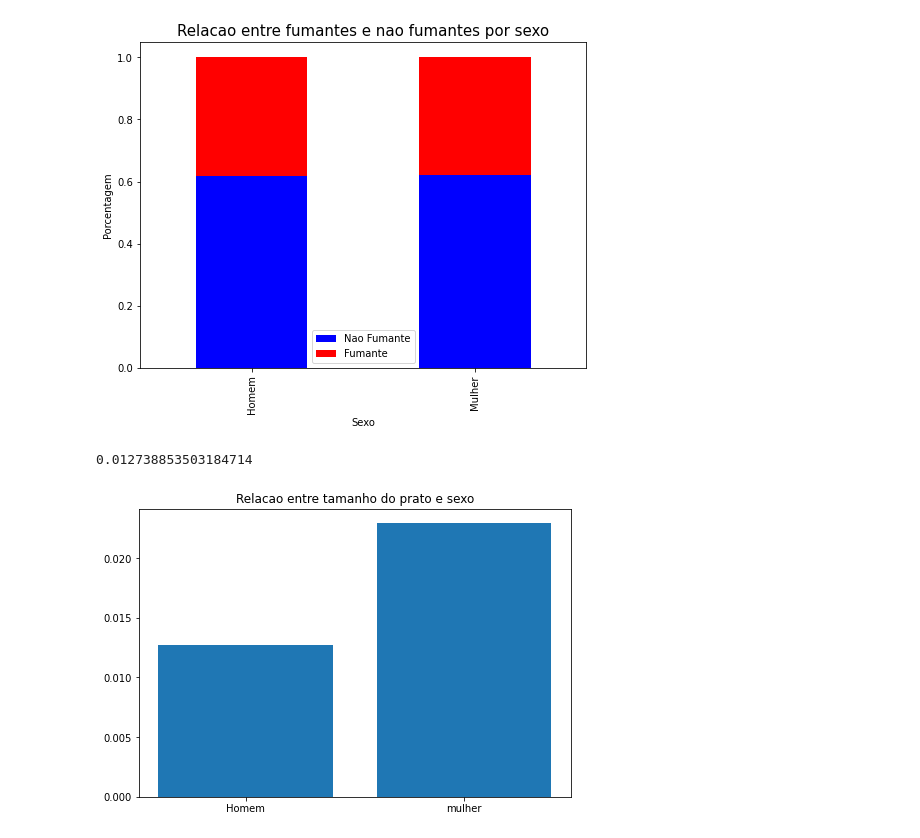
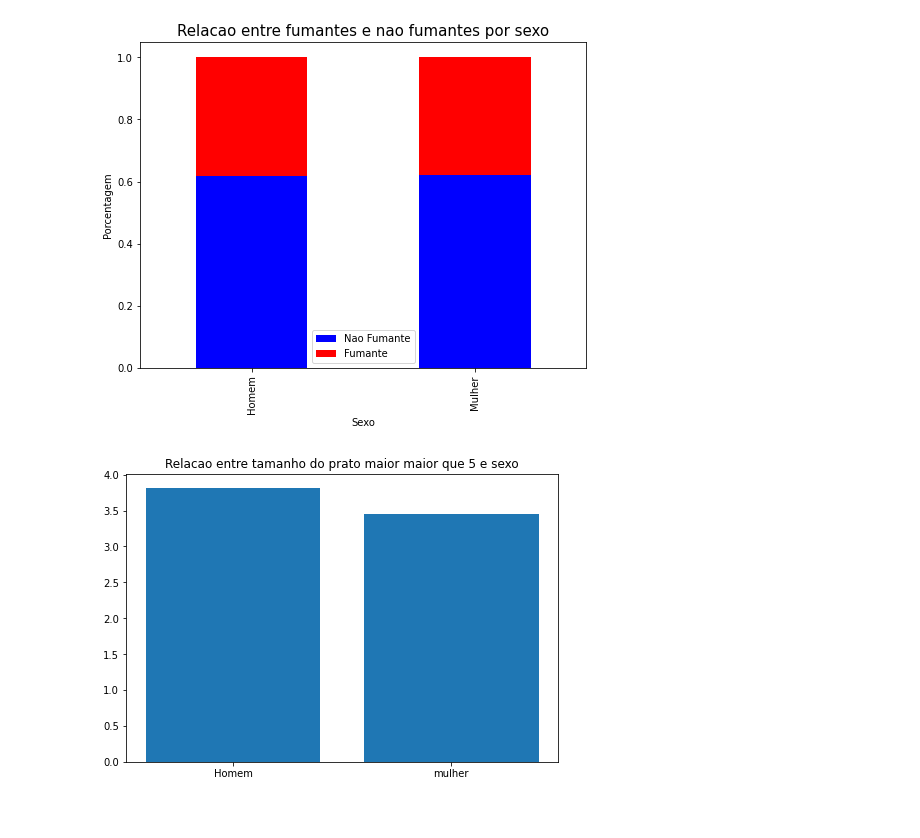
Before and after one commit to bernardo300/AnaliseExploratoria, a Jupyter notebook: Tipsanlise.ipynb, the cells around one changed output. Cells and saved outputs as stored; diff of their text form; code cells hidden in the pictures.

```diff
--- a/Tipsanlise.ipynb
+++ b/Tipsanlise.ipynb
@@ -93,19 +101,15 @@ plt.show()
 # %% [output]
 [figure]
 # %%
-men_size = df[(df.sex=='Male') & (df['size'] > 5)].count()[0]
-women_size = df[(df.sex=='Female') & (df['size'] >  )].count()[0]
+men_size = df[(df.sex=='Male') & (df['size'] >= 5)].count()[0]
+women_size = df[(df.sex=='Female') & (df['size'] >=  5)].count()[0]
-# %%
-men_size/men
-# %% [output]
-0.012738853503184714
 # %%
 fig = plt.figure()
 ax = fig.add_axes([0,0,1,1])
 sexo = ['Homem', 'mulher']
-porcentagem = [men_size/men, women_size/women]
+porcentagem = [(men_size/men)*100, (women_size/women)*100]
 ax.bar(sexo,porcentagem)
-plt.title('Relacao entre tamanho do prato e sexo')
+plt.title('Relacao entre tamanho do prato maior maior que 5 e sexo')
 plt.show()
 # %% [output]
-[figure, old version]
+[figure, new version]
```
Also changed, not shown: parts of 4 cells of this notebook.
